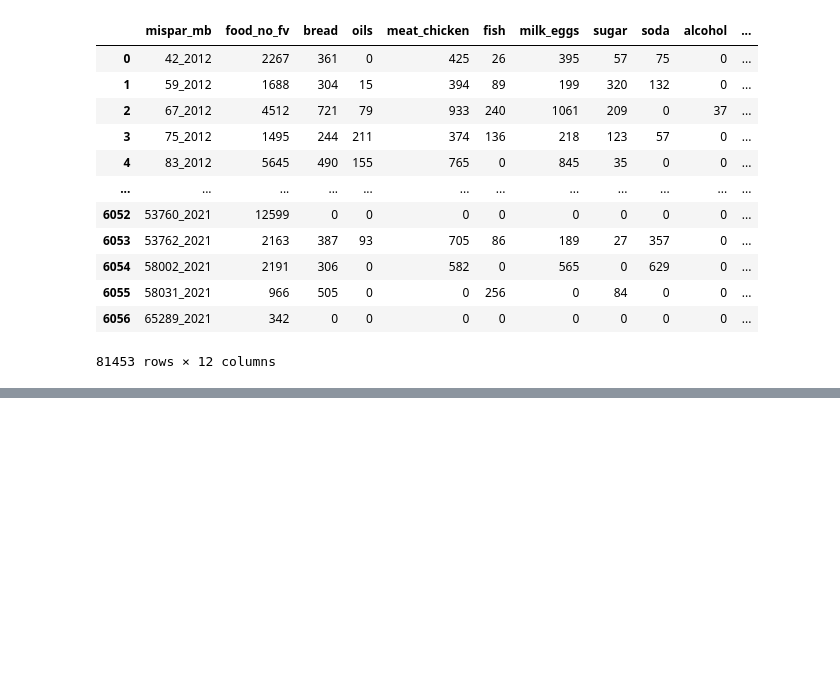
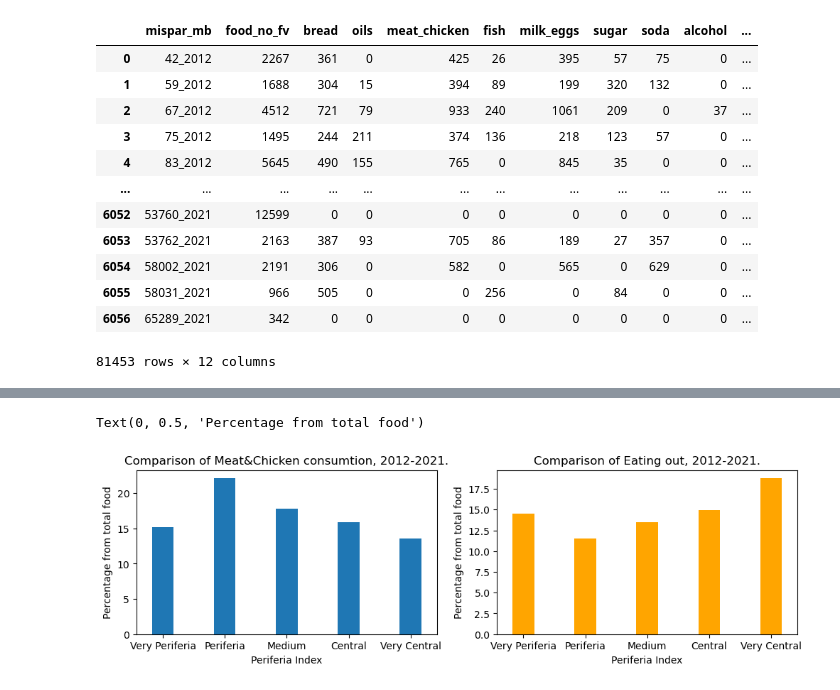
Before and after one commit to eladreuveni/Lamas, a Jupyter notebook: food_dist_12_21.ipynb, the cells around one changed output, grey strips where cells are left out. Cells and saved outputs as stored; diff of their text form; code cells hidden in the pictures; blank space fills up the shorter version.

```diff
--- a/food_dist_12_21.ipynb
+++ b/food_dist_12_21.ipynb
@@ -162,0 +101,20 @@ array([<Axes: ylabel='1.0'>, <Axes: ylabel='2.0'>, <Axes: ylabel='3.0'>,
+# %%
+# from funcs import weighted_average
+
+def weighted_average(df, col, weight_col):
+    weights = df.loc[col.index, weight_col]
+    mask = ~col.isna()  # Create a mask to exclude NaN values
+    col = col[mask]
+    weights = weights[mask]
+    return np.average(col, weights=weights)
+
+def w_avg(col):
+    return weighted_average(big_df, col, 'weight')
+
+by_periferia = big_df.groupby(['periferia_index']).agg(w_avg)
+
+index_to_strs = ['Very Periferia','Periferia','Medium','Central','Very Central']
+
+by_periferia.index = index_to_strs
+
+by_periferia
@@ -162,0 +128,9 @@ array([<Axes: ylabel='1.0'>, <Axes: ylabel='2.0'>, <Axes: ylabel='3.0'>,
+# %%
+periferia_ready = by_periferia.apply(lambda x: (x / by_periferia['total_food']) * 100)
+periferia_ready.drop(columns=['year','decile','nefashot','total_net','food_no_fv','total_food','weight'],inplace=True)
+periferia_ready['sum'] = periferia_ready.iloc[:,:].sum(axis=1)
+
+# הבדלי צריכת מזון בין פריפריה למרכז
+# ניתן לראות את הפערים בצריכת מזון מחוץ לבית (משמעותית יותר בקרב ערים מרכזיות יותר)
+# ניתן לראות את הפערים בצריכת עוף ובשר
+periferia_ready
@@ -162,0 +144,18 @@ array([<Axes: ylabel='1.0'>, <Axes: ylabel='2.0'>, <Axes: ylabel='3.0'>,
+# %%
+# Plotting
+fig, ax = plt.subplots(nrows=1, ncols=2, figsize=(12, 3))
+
+width = 0.35  # Width of the bars
+periferia_ready['meat_chicken'].plot(kind='bar', width=width, label='Meat&Chicken', ax=ax[0], rot=0)
+
+ax[0].set_title('Comparison of Meat&Chicken consumtion, 2012-2021.')
+ax[0].set_xlabel('Periferia Index')
+ax[0].set_ylabel('Percentage from total food')
+
+periferia_ready['out'].plot(kind='bar', width=width, label='Out', ax=ax[1], color='orange', rot=0)
+ax[1].set_title('Comparison of Eating out, 2012-2021.')
+ax[1].set_xlabel('Periferia Index')
+ax[1].set_ylabel('Percentage from total food')
+# %% [output]
+Text(0, 0.5, 'Percentage from total food')
+[figure, added]
```
Also changed, not shown: parts of 11 cells of this notebook, 24 other files.
